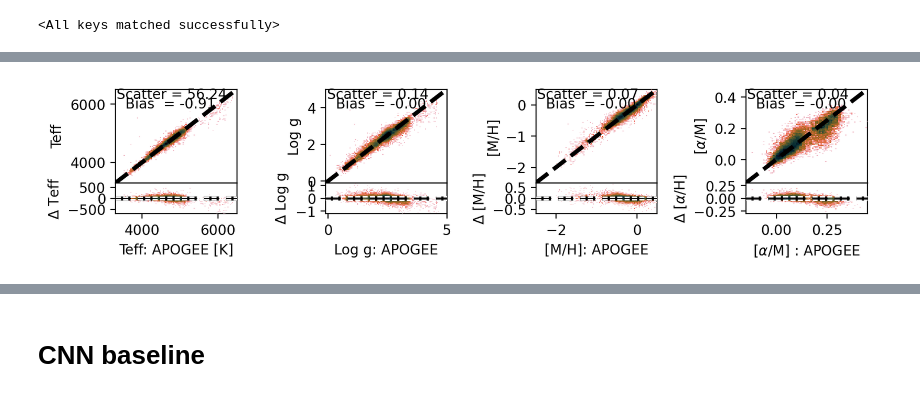
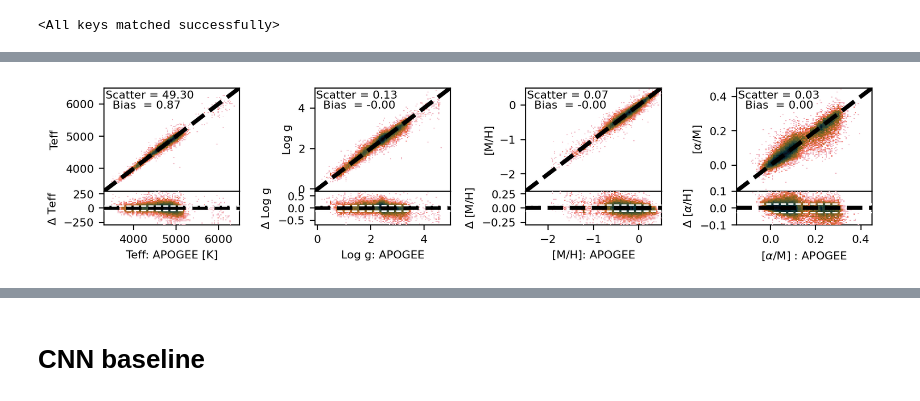
Before and after one commit to jiadonglee/aspgap, a Jupyter notebook: notebook/inference_transformer.ipynb, the cells around one changed output, grey strips where cells are left out. Cells and saved outputs as stored; diff of their text form; code cells hidden in the pictures.

```diff
--- a/notebook/inference_transformer.ipynb
+++ b/notebook/inference_transformer.ipynb
@@ -248,0 +197,22 @@ plt.tight_layout()
+# %%
+mask_lst = [rdf['M_H']>-0.7,  rdf['M_H']<-0.7]
+bin_sizes = [50, 25]
+
+fig, axs = plt.subplots(2,2, figsize=(8.5, 8.5))
+
+xranges = [[-2.5, 0.5], [-0.15, 0.45]]
+true_names = ['M_H', 'ALPHA_M']
+pred_names = ['moh_ap', 'aom_ap']
+
+for j in range(2):
+
+    for i in range(2):
+        vdf = rdf[mask_lst[j]]
+        ax1, ax2 = draw_hist2d(
+            axs[j,i], rdf[true_names[i]][mask_lst[j]],
+            rdf[pred_names[i]][mask_lst[j]],
+            xrange=xranges[i], bins=bin_sizes[j],
+            cmap='cmr.dusk_r'
+        )
+
+plt.tight_layout()
@@ -249,35 +266,35 @@ plt.tight_layout()
+# %%
+true_names = ['TEFF', 'LOGG', 'M_H', 'ALPHA_M']
+
+rdf_xp = pd.DataFrame(
+            np.c_[labels_infer['labels_true'], labels_infer['labels_pred'], labels_infer['source_id']],
+                              columns=true_names+pred_names+['source_id'])
 # %%
-rdf_val = rdf.merge(gdf, left_on="source_id", right_on="GAIAEDR3_SOURCE_ID",
-                     suffixes=(None, '_y'))
 fig, axs = plt.subplots(1,4, figsize=(8.5, 2*1))
 
-true_names = ['TEFF', 'LOGG', 'M_H', 'ALPHA_M']
 
 xranges = [[3300, 6500], [-0.1, 5], [-2.5, 0.5], [-0.15, 0.45]]
-yranges = [[-700, 700],  [-1.2, 1.2],   [-0.7, 0.7], [-0.3, 0.3]]
+yranges = [[-300, 300],  [-0.7, 0.7],   [-0.3, 0.3], [-0.1, 0.1]]
 xlabels = ['Teff: APOGEE [K]', 'Log g: APOGEE', '[M/H]: APOGEE', r"[$\alpha$/M] : APOGEE"]
-# ylabels = ['Teff: XP [K]', 'Log g: XP', '[M/H]: XP', r"[$\alpha$/M] : XP"]
 ylabels = ['Teff', 'Log g', '[M/H]', r'[$\alpha$/M]']
 y2labels = [r'$\Delta$ Teff', r'$\Delta$ Log g', r'$\Delta$ [M/H]', r'$\Delta$ [$\alpha$/H]']
 
 xticks  = [list(np.arange(4000, 7000, 500)), list(np.arange(1, 6, 1)),
            list(np.arange(-2, 1, 0.5)),      list(np.arange(-0.2, 0.6, 0.2))]
 
-
 for i in range(4):
-    ynames = ['teff', 'logg', 'moh', 'aom']
+    ynames = ['teff_xp', 'logg_xp',  'moh_xp', 'aom_xp']
 
     ax1, ax2 = draw_hist2d(
-        axs[i], rdf_val[true_names[i]], rdf_val[ynames[i]],
+        axs[i], rdf_xp[true_names[i]], rdf_xp[ynames[i]],
         xrange=xranges[i], bins=100,
     )
     ax1.set_ylabel(ylabels[i]);
     ax1.set_xticks([]);
     ax2.set_xlabel(xlabels[i]);
     ax2.set_ylabel(y2labels[i]);
     ax2.set_ylim(yranges[i]);
 
-
 plt.tight_layout()
 # %% [output]
-[figure, old version]
+[figure, new version]
```
Also changed, not shown: parts of 20 cells of this notebook, 5 other files.
